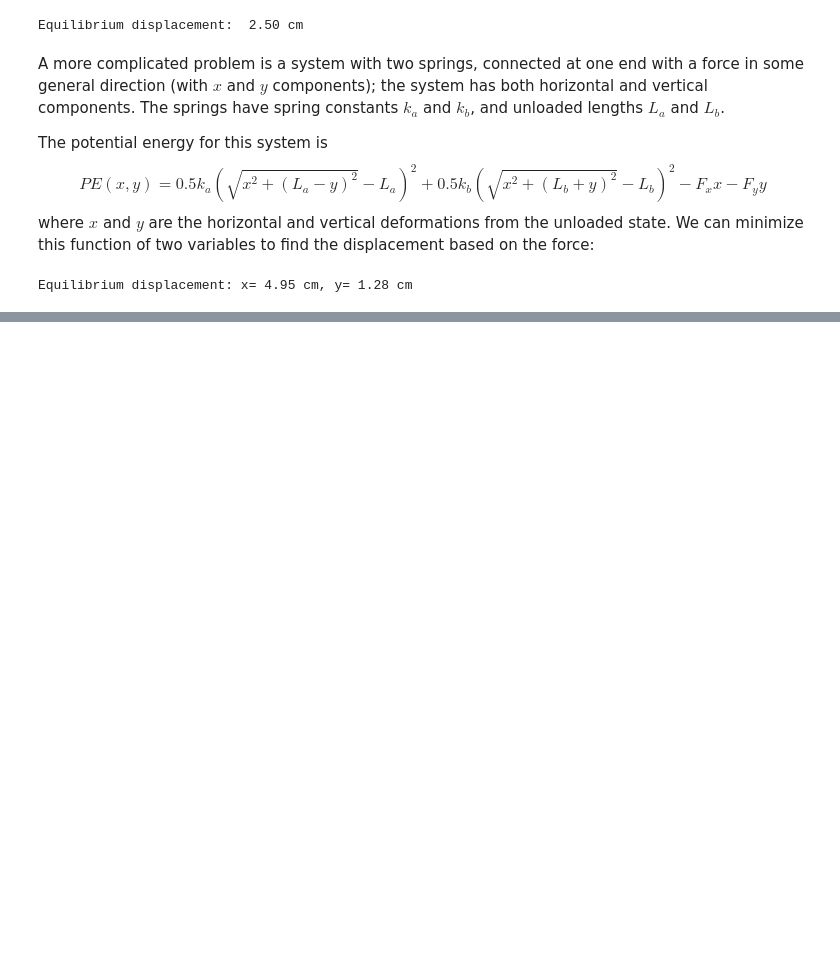
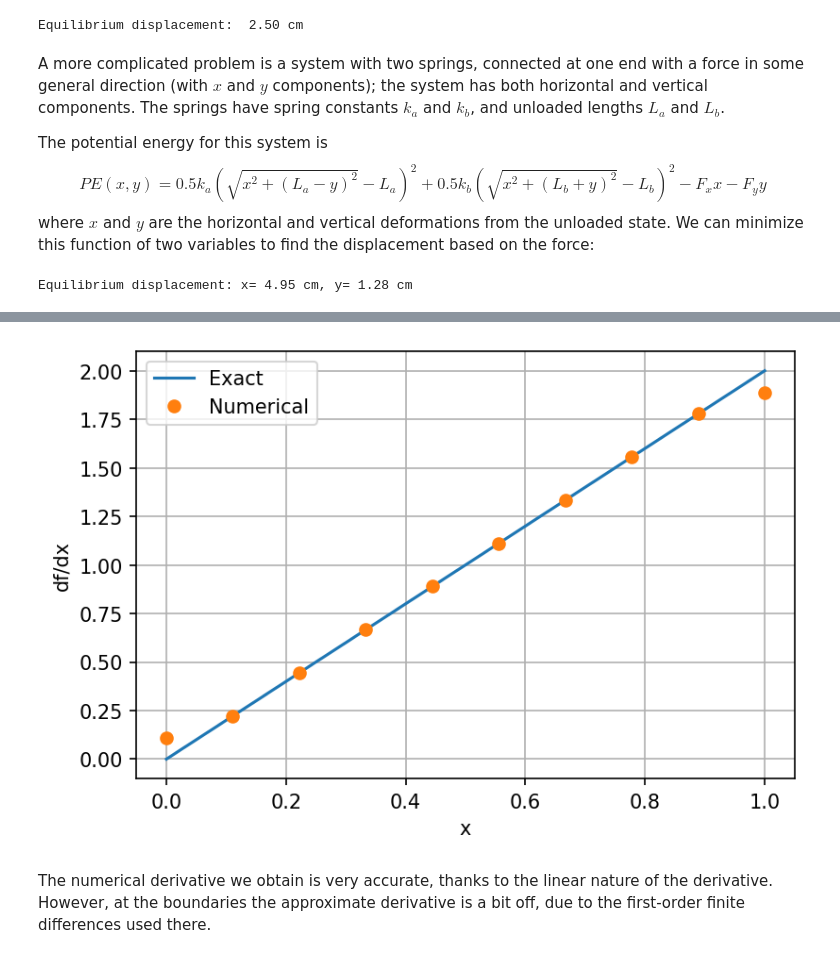
Before and after one commit to kyleniemeyer/computational-thermo, a Jupyter notebook: content/using-scipy.ipynb, the cells around one changed output, grey strips where cells are left out. Saved outputs shown, nothing was run; the diff lists cells and outputs as text; code cells hidden in the pictures; blank space fills up the shorter version.

```diff
--- a/content/using-scipy.ipynb
+++ b/content/using-scipy.ipynb
@@ -452,0 +477,16 @@ Equilibrium displacement: x= 4.95 cm, y= 1.28 cm
+# %%
+dfdx = np.gradient(f, x)
+dfdx_exact = 2*x
+
+plt.plot(x, dfdx_exact, label='Exact')
+plt.plot(x, dfdx, 'o', label='Numerical')
+plt.xlabel('x')
+plt.ylabel('df/dx')
+
+plt.grid(True)
+plt.legend()
+plt.show()
+# %% [output]
+[figure, added]
+# %% [markdown]
+The numerical derivative we obtain is very accurate, thanks to the linear nature of the derivative. However, at the boundaries the approximate derivative is a bit off, due to the first-order finite differences used there.
```
Also changed, not shown: parts of 11 cells of this notebook, 8 other files.
